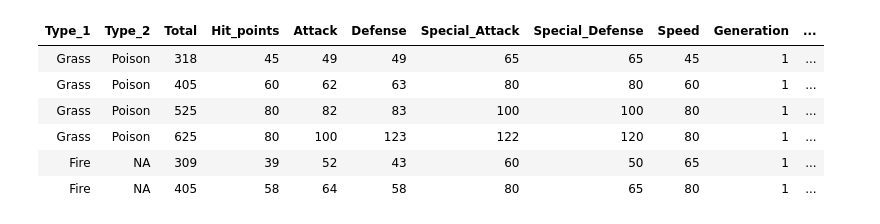
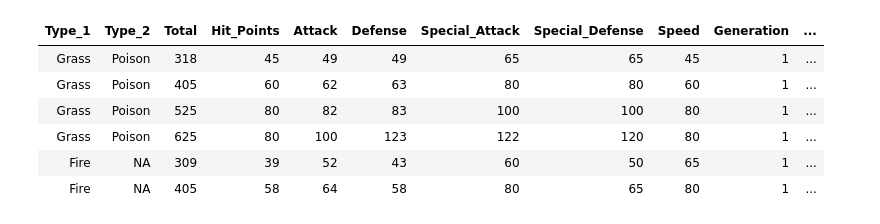
Before and after one commit to Towelat/DSCI--group-7, a Jupyter notebook: Pokemon-group-7-project-Copy1.ipynb, the cells around one changed output. Cells and saved outputs as stored; diff of their text form; code cells hidden in the pictures.

```diff
--- a/Pokemon-group-7-project-Copy1.ipynb
+++ b/Pokemon-group-7-project-Copy1.ipynb
@@ -72,11 +55,12 @@ head(pokemon)
 | 4 | Charmander | Fire | NA | 309 | 39 | 52 | 43 | 60 | 50 | ... |
 | 5 | Charmeleon | Fire | NA | 405 | 58 | 64 | 58 | 80 | 65 | ... |
 # %%
+# removing the unnecessary columns
 cleaned_pokemon <- pokemon %>%
-                    select(-number, -Name)
+                    select(-Number, -Name)
 head(cleaned_pokemon)
 # %% [output]
-| Type_1 | Type_2 | Total | Hit_points | Attack | Defense | Special_Attack | Special_Defense | Speed | Generation | ... |
+| Type_1 | Type_2 | Total | Hit_Points | Attack | Defense | Special_Attack | Special_Defense | Speed | Generation | ... |
 | Grass | Poison | 318 | 45 | 49 | 49 | 65 | 65 | 45 | 1 | ... |
 | Grass | Poison | 405 | 60 | 62 | 63 | 80 | 80 | 60 | 1 | ... |
 | Grass | Poison | 525 | 80 | 82 | 83 | 100 | 100 | 80 | 1 | ... |
```
Also changed, not shown: parts of 8 cells of this notebook.
